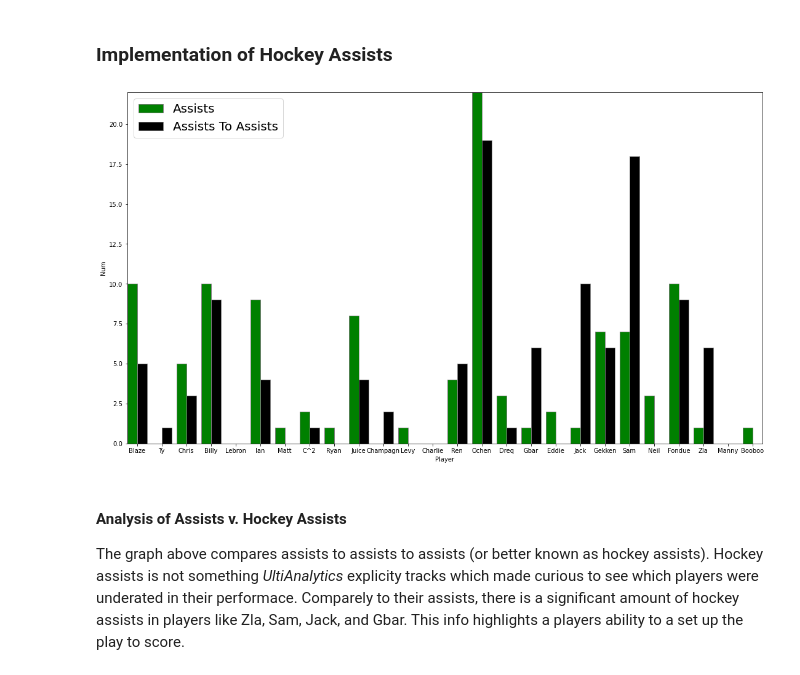
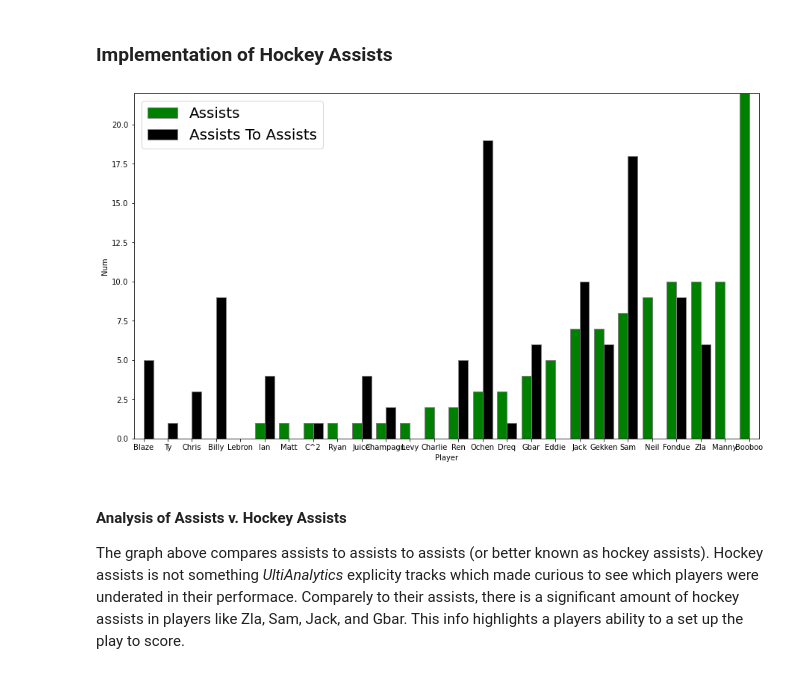
Before and after one commit to acohen89/BigBearStats, a Jupyter notebook: FinalProject.ipynb, the cells around one changed output. Cells and saved outputs as stored; diff of their text form; code cells hidden in the pictures.

```diff
--- a/FinalProject.ipynb
+++ b/FinalProject.ipynb
@@ -18,6 +18,9 @@ import pandas as pd
 import numpy as np
 from Player import *
 from Main import processActions
+
+figW = 15
+figH = 8.5
 
 pd.set_option('display.precision', 2)
 pd.set_option('display.max_columns', None)
@@ -42,7 +45,7 @@ playersDF = pd.DataFrame.from_records((vars(player) for player in list(players.v
 df = df.rename(columns={'Tournamemnt': 'Tournament'})
 players, pullsHangTime = processActions(df, players)
 playersDF = pd.DataFrame.from_records((vars(player) for player in list(players.values())), index='name')
-playersDF.drop(['pointsWhenPlaying', 'opsToScore', 'games','numGamesPlayed', 'pulls'], axis=1, inplace=True)
+playersDF.drop(['pointsWhenPlaying', 'games','numGamesPlayed', 'pulls'], axis=1, inplace=True)
 # %% [markdown]
 ### How Data is Processed
 
@@ -234,21 +237,21 @@ New Plus Minus:
 ### Implementation of Hockey Assists
 # %%
 
-a = playersDF.loc[:,'assists']
+a = playersDF.loc[:,'assists'].sort_values()
 aToA = playersDF.loc[:,'assistsToAssists']
 width = 0.4
 plt.bar(np.arange(len(a)), a, color='green', width=width, edgecolor='grey', label='Assists')
 plt.bar(np.arange(len(aToA)) + width, aToA, color='black', width=width, edgecolor='grey', label='Assists To Assists')
 plt.xlabel('Player')
 plt.ylabel('Num')
 plt.legend(loc=2, prop={'size': 20})
 plt.xticks(np.arange(len(a)) + width/2, playersDF.index)
 fig = plt.gcf()
-fig.set_size_inches(18.5, 10.5)
+fig.set_size_inches(figW, figH)
 plt.margins(0)
 plt.show()
 # %% [output]
-[figure, old version]
+[figure, new version]
 # %% [markdown]
 #### Analysis of Assists v. Hockey Assists
 
```
Also changed, not shown: parts of 8 cells of this notebook, 3 other files.
